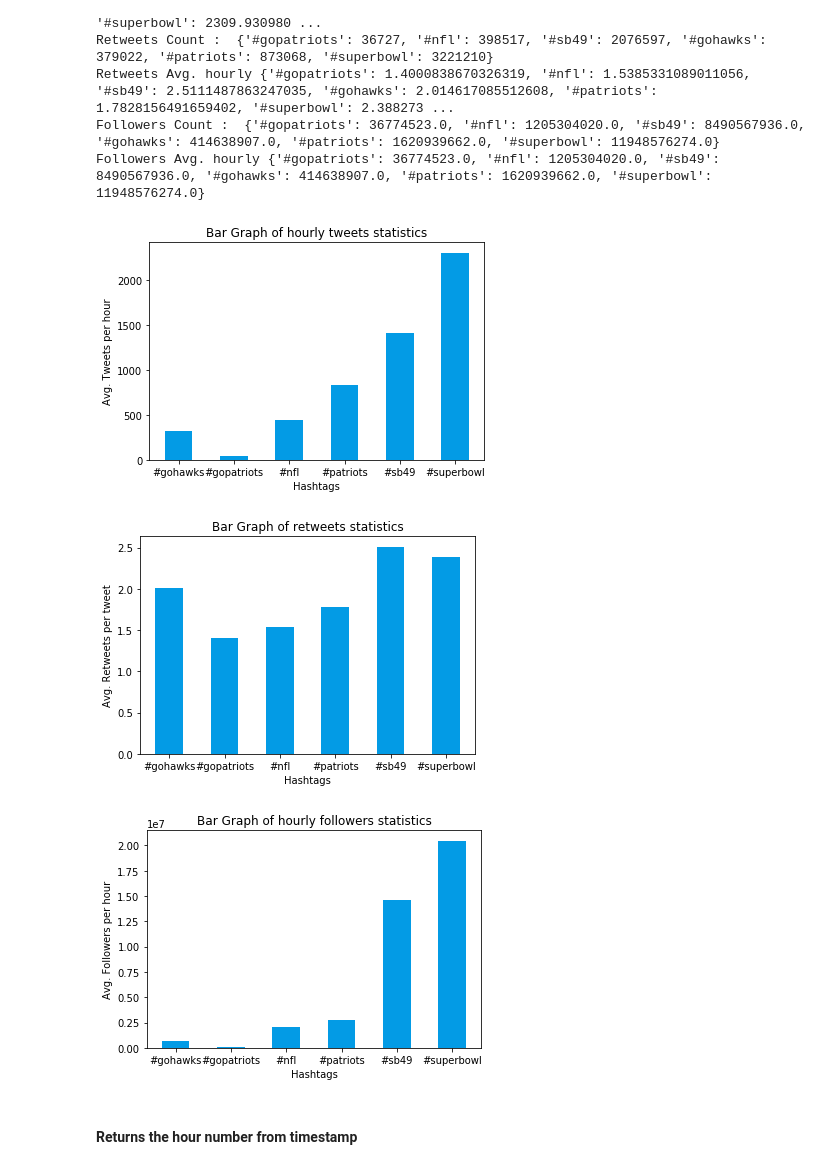
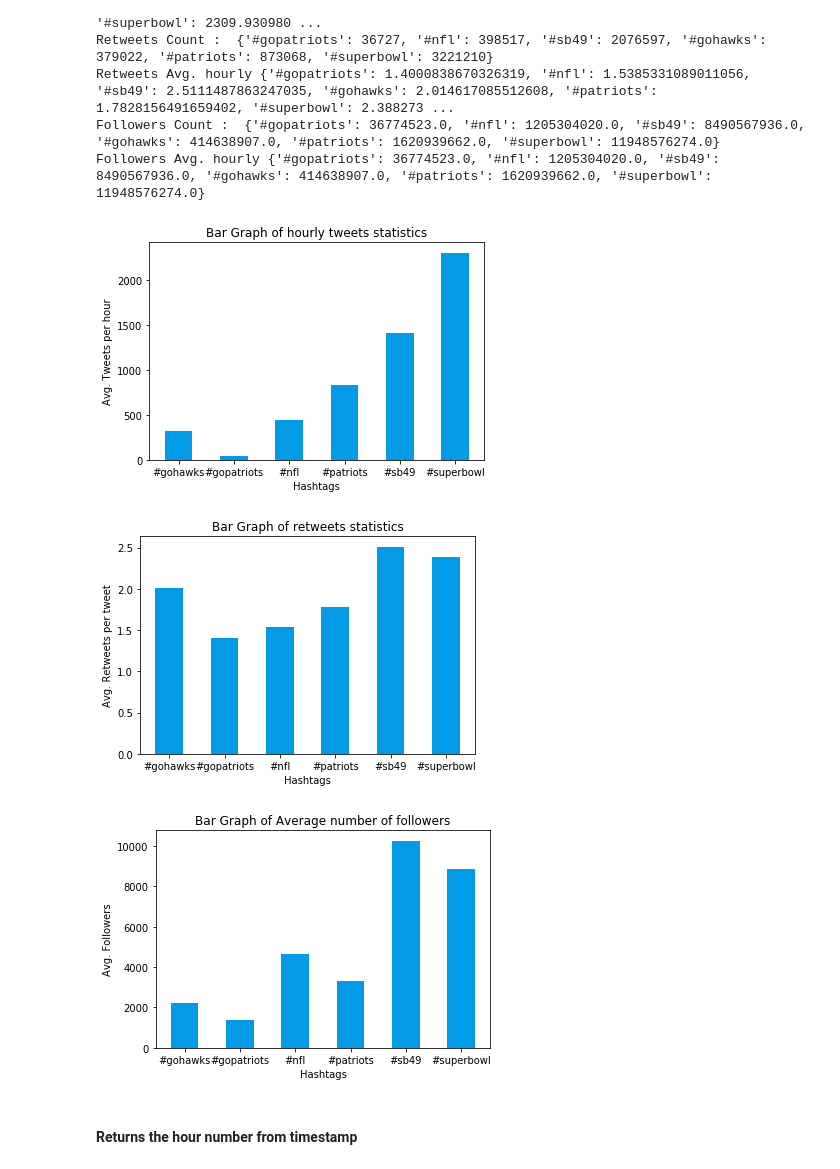
Before and after one commit to TSatyaVasanthReddy/TwitterPopularityPrediction, a Jupyter notebook: code_satya.ipynb, the cells around one changed output. Drawn from its saved outputs; the diff is of its cells as text; code cells hidden in the pictures.

```diff
--- a/code_satya.ipynb
+++ b/code_satya.ipynb
@@ -90,8 +90,3 @@ loaded dataframe #patriots
 loaded dataframe #superbowl
 # %% [markdown]
 ## 1.1 Statistics
-# %%
-for hashtag in hashtags:
-    print(hashtag)
-    df = df_map[hashtag]
-    print(df.count())
@@ -130,7 +107,7 @@ for hashtag in hashtags:
     followers_cnt[hashtag] = df['followers'].sum()
     tweets_hrly[hashtag] = (tweets_cnt[hashtag]*3600)/sec
     retweets_avg[hashtag] = (retweets_cnt[hashtag])/tweets_cnt[hashtag]
-    followers_hrly[hashtag] = (followers_cnt[hashtag]*3600)/sec
+    followers_hrly[hashtag] = (followers_cnt[hashtag])/tweets_cnt[hashtag]
 # %% [output]
 #gopatriots
 #nfl
@@ -156,23 +133,23 @@ Followers Avg. hourly {'#gopatriots': 36774523.0, '#nfl': 1205304020.0, '#sb49':
 # %%
 plt.bar(tweets_hrly.keys(),tweets_hrly.values(), width=0.5, color='#039BE5')
 plt.title('Bar Graph of hourly tweets statistics')
 plt.xlabel('Hashtags')
 plt.ylabel('Avg. Tweets per hour')
 plt.show()
 plt.bar(retweets_avg.keys(),retweets_avg.values(), width=0.5, color='#039BE5')
 plt.title('Bar Graph of retweets statistics')
 plt.xlabel('Hashtags')
 plt.ylabel('Avg. Retweets per tweet')
 plt.show()
 plt.bar(followers_hrly.keys(),followers_hrly.values(), width=0.5, color='#039BE5')
-plt.title('Bar Graph of hourly followers statistics')
+plt.title('Bar Graph of Average number of followers')
 plt.xlabel('Hashtags')
-plt.ylabel('Avg. Followers per hour')
+plt.ylabel('Avg. Followers')
 plt.show()
 # %% [output]
 [figure]
 [figure]
-[figure, old version]
+[figure, new version]
 # %% [markdown]
 #### Returns the hour number from timestamp
 # %%
```
Also changed, not shown: parts of 12 cells of this notebook, 12 other files.
